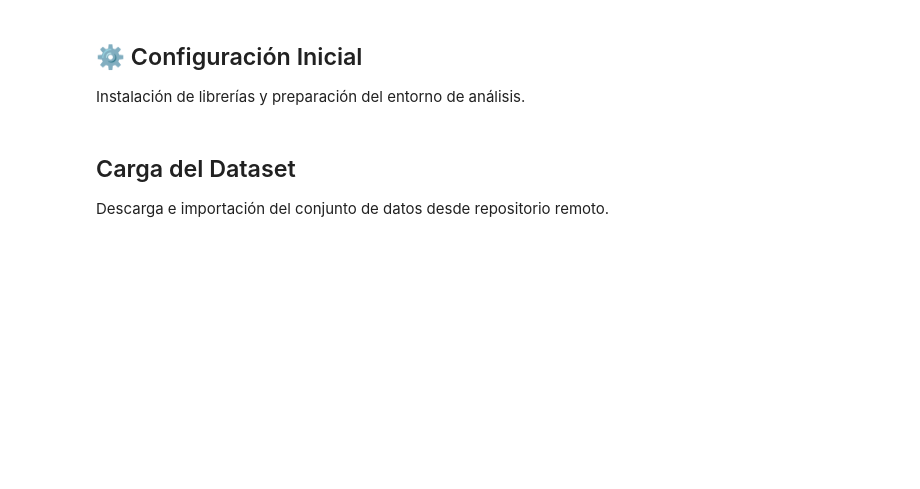
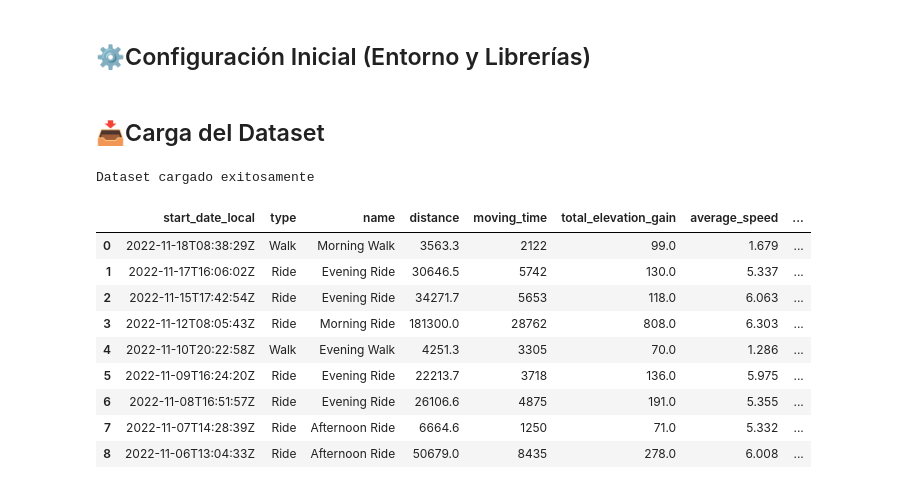
Before and after one commit to Gylla/Proyecto-Integrador, a Jupyter notebook: Proyecto_Strava.ipynb, the cells around one changed output. Drawn from its saved outputs; the diff is of its cells as text; code cells hidden in the pictures; blank space fills up the shorter version.

```diff
--- a/Proyecto_Strava.ipynb
+++ b/Proyecto_Strava.ipynb
@@ -7,4 +18,3 @@ Identificar patrones colectivos en un conjunto de datos públicos de Strava medi
-# %% [markdown]
-## ⚙️ Configuración Inicial
-Instalación de librerías y preparación del entorno de análisis.
+# %% [markdown]
+## ⚙️Configuración Inicial (Entorno y Librerías)
 # %%
@@ -20,6 +38,25 @@ from matplotlib.gridspec import GridSpec
-# %% [markdown]
-## Carga del Dataset
-Descarga e importación del conjunto de datos desde repositorio remoto.
+# %% [markdown]
+## 📥Carga del Dataset
 # %%
-!wget --quiet -O strava_data.csv https://raw.githubusercontent.com/Gylla/Proyecto-Integrador/refs/heads/master/Data/strava_data.csv
-df = pd.read_csv('strava_data.csv')
+# Descarga del dataset desde GitHub
+url = "https://raw.githubusercontent.com/Gylla/Proyecto-Integrador/refs/heads/master/Data/strava_data.csv"
+try:
+    df = pd.read_csv(url)
+    print("Dataset cargado exitosamente")
+except Exception as e:
+    print(f"Error al cargar el dataset: {e}")
+
+# Mostrar las primeras filas para verificación
+df.head(9)
+# %% [output]
+Dataset cargado exitosamente
+|  | start_date_local | type | name | distance | moving_time | total_elevation_gain | average_speed | ... |
+| 0 | 2022-11-18T08:38:29Z | Walk | Morning Walk | 3563.3 | 2122 | 99.0 | 1.679 | ... |
+| 1 | 2022-11-17T16:06:02Z | Ride | Evening Ride | 30646.5 | 5742 | 130.0 | 5.337 | ... |
+| 2 | 2022-11-15T17:42:54Z | Ride | Evening Ride | 34271.7 | 5653 | 118.0 | 6.063 | ... |
+| 3 | 2022-11-12T08:05:43Z | Ride | Morning Ride | 181300.0 | 28762 | 808.0 | 6.303 | ... |
+| 4 | 2022-11-10T20:22:58Z | Walk | Evening Walk | 4251.3 | 3305 | 70.0 | 1.286 | ... |
+| 5 | 2022-11-09T16:24:20Z | Ride | Evening Ride | 22213.7 | 3718 | 136.0 | 5.975 | ... |
+| 6 | 2022-11-08T16:51:57Z | Ride | Evening Ride | 26106.6 | 4875 | 191.0 | 5.355 | ... |
+| 7 | 2022-11-07T14:28:39Z | Ride | Afternoon Ride | 6664.6 | 1250 | 71.0 | 5.332 | ... |
+| 8 | 2022-11-06T13:04:33Z | Ride | Afternoon Ride | 50679.0 | 8435 | 278.0 | 6.008 | ... |
```
Also changed, not shown: parts of 53 cells of this notebook.
